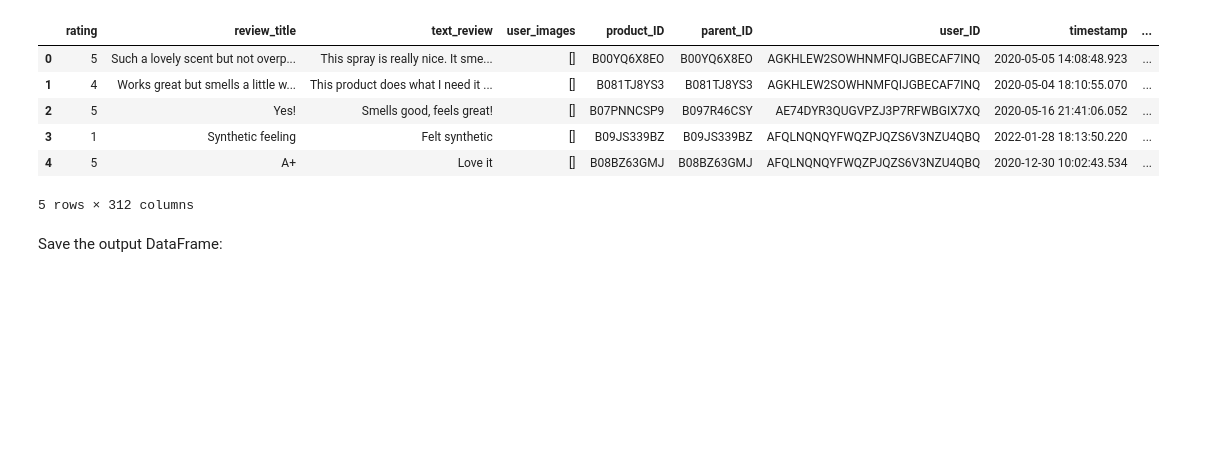
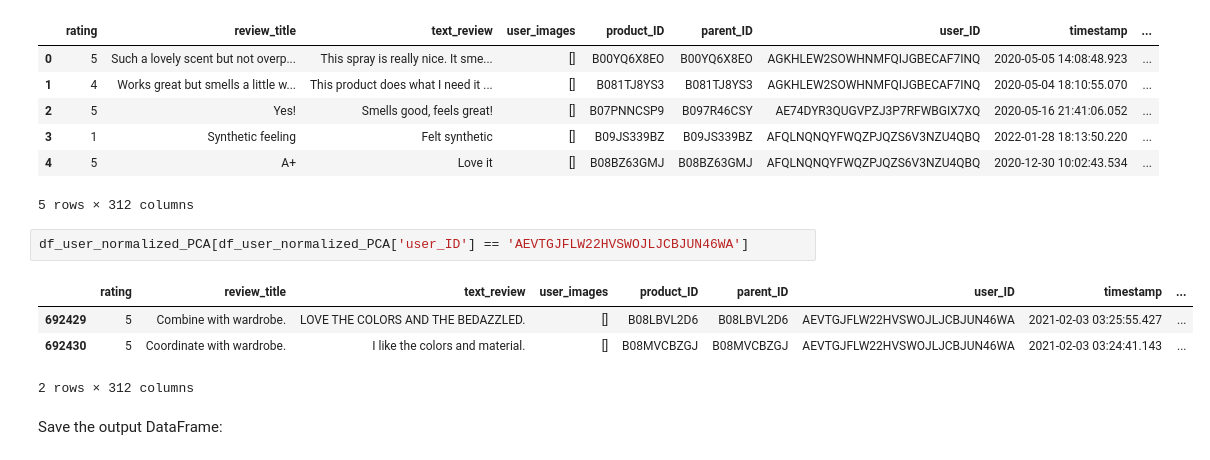
Before and after one commit to marcelinaszcz95/Capstone-Project-Recommender-System, a Jupyter notebook: notebooks/text_analysis_normalization_PCA.ipynb, the cells around one changed output. Drawn from its saved outputs; the diff is of its cells as text; blank space fills up the shorter version.

```diff
--- a/notebooks/text_analysis_normalization_PCA.ipynb
+++ b/notebooks/text_analysis_normalization_PCA.ipynb
@@ -198,6 +209,13 @@ df_user_normalized_PCA.head(5)
 | 3 | 1 | Synthetic feeling | Felt synthetic | [] | B09JS339BZ | B09JS339BZ | AFQLNQNQYFWQZPJQZS6V3NZU4QBQ | 2022-01-28 18:13:50.220 | ... |
 | 4 | 5 | A+ | Love it | [] | B08BZ63GMJ | B08BZ63GMJ | AFQLNQNQYFWQZPJQZS6V3NZU4QBQ | 2020-12-30 10:02:43.534 | ... |
 5 rows × 312 columns
+# %%
+df_user_normalized_PCA[df_user_normalized_PCA['user_ID'] == 'AEVTGJFLW22HVSWOJLJCBJUN46WA']
+# %% [output]
+|  | rating | review_title | text_review | user_images | product_ID | parent_ID | user_ID | timestamp | ... |
+| 692429 | 5 | Combine with wardrobe. | LOVE THE COLORS AND THE BEDAZZLED. | [] | B08LBVL2D6 | B08LBVL2D6 | AEVTGJFLW22HVSWOJLJCBJUN46WA | 2021-02-03 03:25:55.427 | ... |
+| 692430 | 5 | Coordinate with wardrobe. | I like the colors and material. | [] | B08MVCBZGJ | B08MVCBZGJ | AEVTGJFLW22HVSWOJLJCBJUN46WA | 2021-02-03 03:24:41.143 | ... |
+2 rows × 312 columns
 # %% [markdown]
 Save the output DataFrame:
 # %%
```
Also changed, not shown: parts of 3 cells of this notebook, 5 other files.
